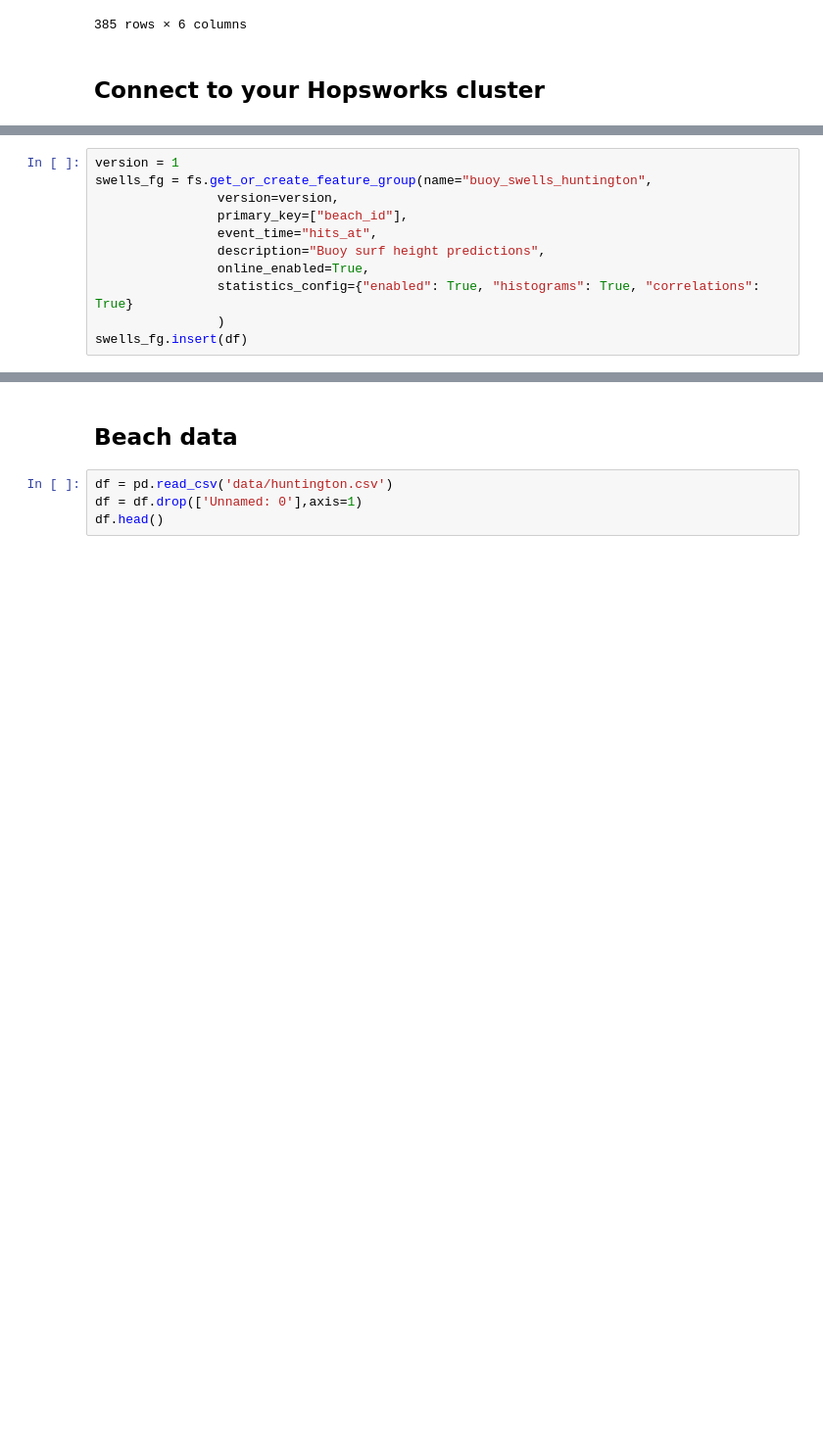
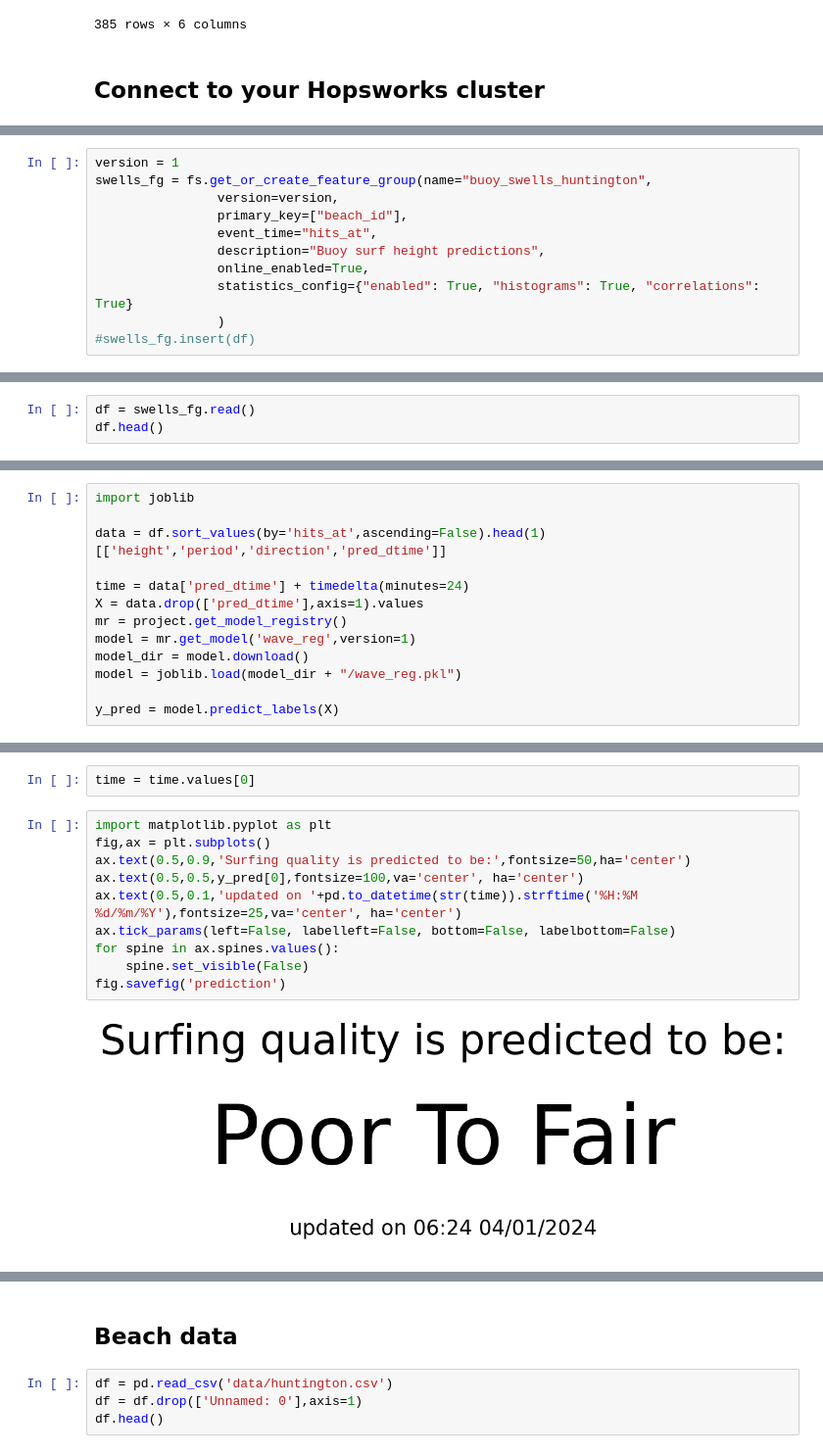
Before and after one commit to MischaRauch/wave_height_prediction_huntington, a Jupyter notebook: wave-feature-daily-pipeline/wave-feature-daily-pipeline.ipynb, the cells around one changed output, grey strips where cells are left out. Shown at 98% size. Saved outputs shown, nothing was run; the diff lists cells and outputs as text; blank space fills up the shorter version.

Commit message:
generating prediction on wave feature pipeline

```diff
--- a/wave-feature-daily-pipeline/wave-feature-daily-pipeline.ipynb
+++ b/wave-feature-daily-pipeline/wave-feature-daily-pipeline.ipynb
@@ -334,4 +331,4 @@ swells_fg = fs.get_or_create_feature_group(name="buoy_swells_huntington",
                 online_enabled=True,
                 statistics_config={"enabled": True, "histograms": True, "correlations": True}
                 )
-swells_fg.insert(df)
+#swells_fg.insert(df)
@@ -345,0 +378,3 @@ https://c.app.hopsworks.ai/p/194711/jobs/named/buoy_swells_huntington_1_offline_
+# %%
+df = swells_fg.read()
+df.head()
@@ -345,0 +389,13 @@ https://c.app.hopsworks.ai/p/194711/jobs/named/buoy_swells_huntington_1_offline_
+# %%
+import joblib
+
+data = df.sort_values(by='hits_at',ascending=False).head(1)[['height','period','direction','pred_dtime']]
+
+time = data['pred_dtime'] + timedelta(minutes=24)
+X = data.drop(['pred_dtime'],axis=1).values
+mr = project.get_model_registry()
+model = mr.get_model('wave_reg',version=1)
+model_dir = model.download()
+model = joblib.load(model_dir + "/wave_reg.pkl")
+
+y_pred = model.predict_labels(X)
@@ -345,0 +406,14 @@ https://c.app.hopsworks.ai/p/194711/jobs/named/buoy_swells_huntington_1_offline_
+# %%
+time = time.values[0]
+# %%
+import matplotlib.pyplot as plt
+fig,ax = plt.subplots()
+ax.text(0.5,0.9,'Surfing quality is predicted to be:',fontsize=50,ha='center')
+ax.text(0.5,0.5,y_pred[0],fontsize=100,va='center', ha='center')
+ax.text(0.5,0.1,'updated on '+pd.to_datetime(str(time)).strftime('%H:%M %d/%m/%Y'),fontsize=25,va='center', ha='center')
+ax.tick_params(left=False, labelleft=False, bottom=False, labelbottom=False)
+for spine in ax.spines.values():
+    spine.set_visible(False)
+fig.savefig('prediction')
+# %% [output]
+[figure, added]
```
Also changed, not shown: parts of 7 cells of this notebook, 2 other files.
